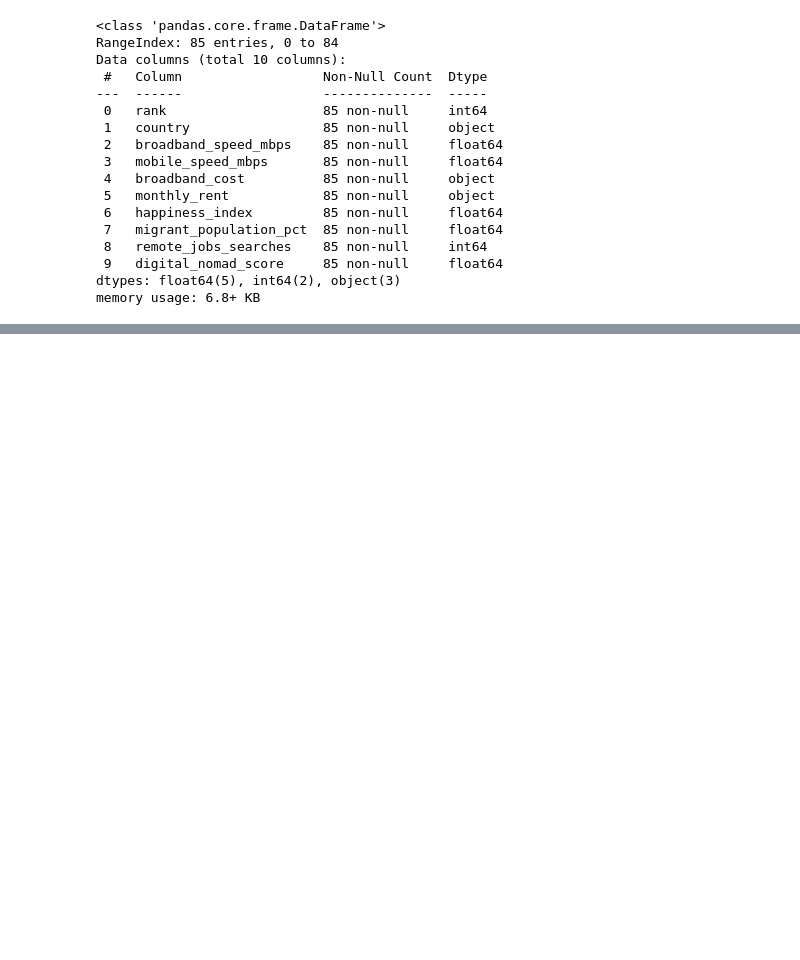
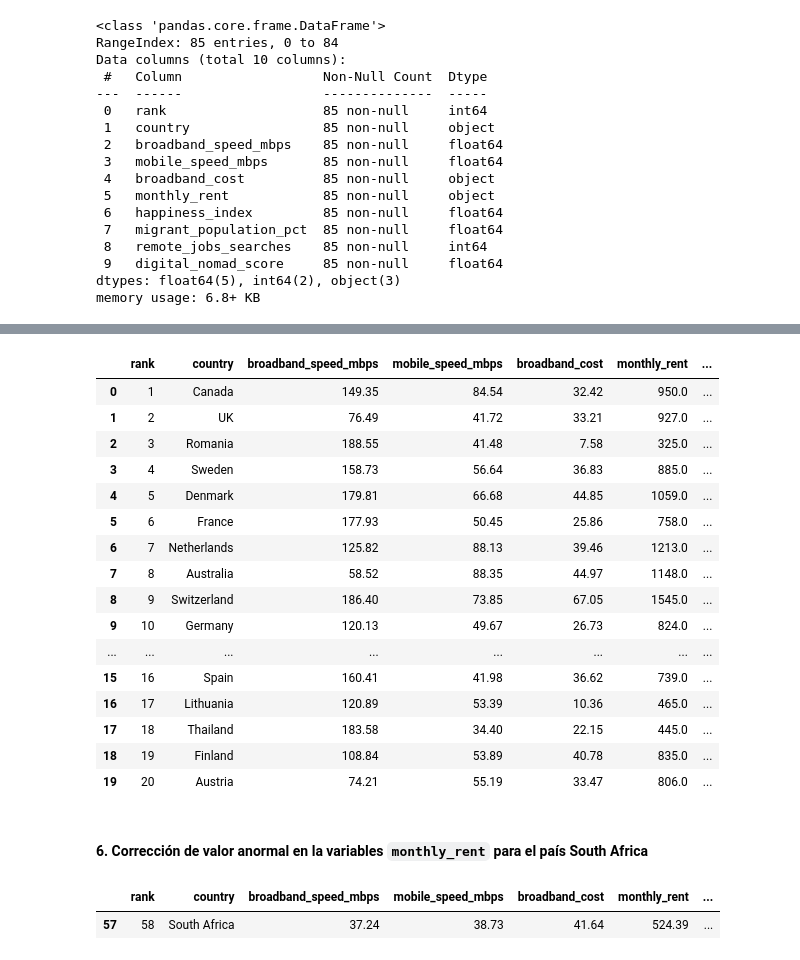
Before and after one commit to danielaaguirrej55-source/EDA-Nomadismo-Digital, a Jupyter notebook: src/notebooks/ETL_dig_nomad_index_circleloop_juanfcia_draft.ipynb, the cells around one changed output, grey strips where cells are left out. Drawn from its saved outputs; the diff is of its cells as text; code cells hidden in the pictures; blank space fills up the shorter version.

```diff
--- a/src/notebooks/ETL_dig_nomad_index_circleloop_juanfcia_draft.ipynb
+++ b/src/notebooks/ETL_dig_nomad_index_circleloop_juanfcia_draft.ipynb
@@ -191,0 +201,34 @@ memory usage: 6.8+ KB
+# %%
+# Creamos una función de limpiaza que incluimos dentro del archivo ./utils
+# E importamos la función para aplicarla al dataset completo
+
+import sys
+sys.path.append('..')
+from utils.clases import clean_currency_column
+
+# Aplicamos la limpieza a ambas columnas
+
+df_nomad_index['broadband_cost'] = clean_currency_column(df_nomad_index['broadband_cost'])
+df_nomad_index['monthly_rent'] = clean_currency_column(df_nomad_index['monthly_rent'])
+# %%
+df_nomad_index.head(20) # Aquí podemos revisar que las cifras ya están sin errores de tipado.
+# %% [output]
+|  | rank | country | broadband_speed_mbps | mobile_speed_mbps | broadband_cost | monthly_rent | ... |
+| 0 | 1 | Canada | 149.35 | 84.54 | 32.42 | 950.0 | ... |
+| 1 | 2 | UK | 76.49 | 41.72 | 33.21 | 927.0 | ... |
+| 2 | 3 | Romania | 188.55 | 41.48 | 7.58 | 325.0 | ... |
+| 3 | 4 | Sweden | 158.73 | 56.64 | 36.83 | 885.0 | ... |
+| 4 | 5 | Denmark | 179.81 | 66.68 | 44.85 | 1059.0 | ... |
+| 5 | 6 | France | 177.93 | 50.45 | 25.86 | 758.0 | ... |
+| 6 | 7 | Netherlands | 125.82 | 88.13 | 39.46 | 1213.0 | ... |
+| 7 | 8 | Australia | 58.52 | 88.35 | 44.97 | 1148.0 | ... |
+| 8 | 9 | Switzerland | 186.40 | 73.85 | 67.05 | 1545.0 | ... |
+| 9 | 10 | Germany | 120.13 | 49.67 | 26.73 | 824.0 | ... |
+| ... | ... | ... | ... | ... | ... | ... | ... |
+| 15 | 16 | Spain | 160.41 | 41.98 | 36.62 | 739.0 | ... |
+| 16 | 17 | Lithuania | 120.89 | 53.39 | 10.36 | 465.0 | ... |
+| 17 | 18 | Thailand | 183.58 | 34.40 | 22.15 | 445.0 | ... |
+| 18 | 19 | Finland | 108.84 | 53.89 | 40.78 | 835.0 | ... |
+| 19 | 20 | Austria | 74.21 | 55.19 | 33.47 | 806.0 | ... |
+# %% [markdown]
+#### **6. Corrección de valor anormal en la variables `monthly_rent` para el país South Africa**
@@ -191,0 +240,7 @@ memory usage: 6.8+ KB
+# %%
+# Verificamos los valores de South Africa tras la corrección
+
+df_nomad_index[df_nomad_index['country'] == 'South Africa']
+# %% [output]
+|  | rank | country | broadband_speed_mbps | mobile_speed_mbps | broadband_cost | monthly_rent | ... |
+| 57 | 58 | South Africa | 37.24 | 38.73 | 41.64 | 524.39 | ... |
```
Also changed, not shown: parts of 2 cells of this notebook, 1 other file.
